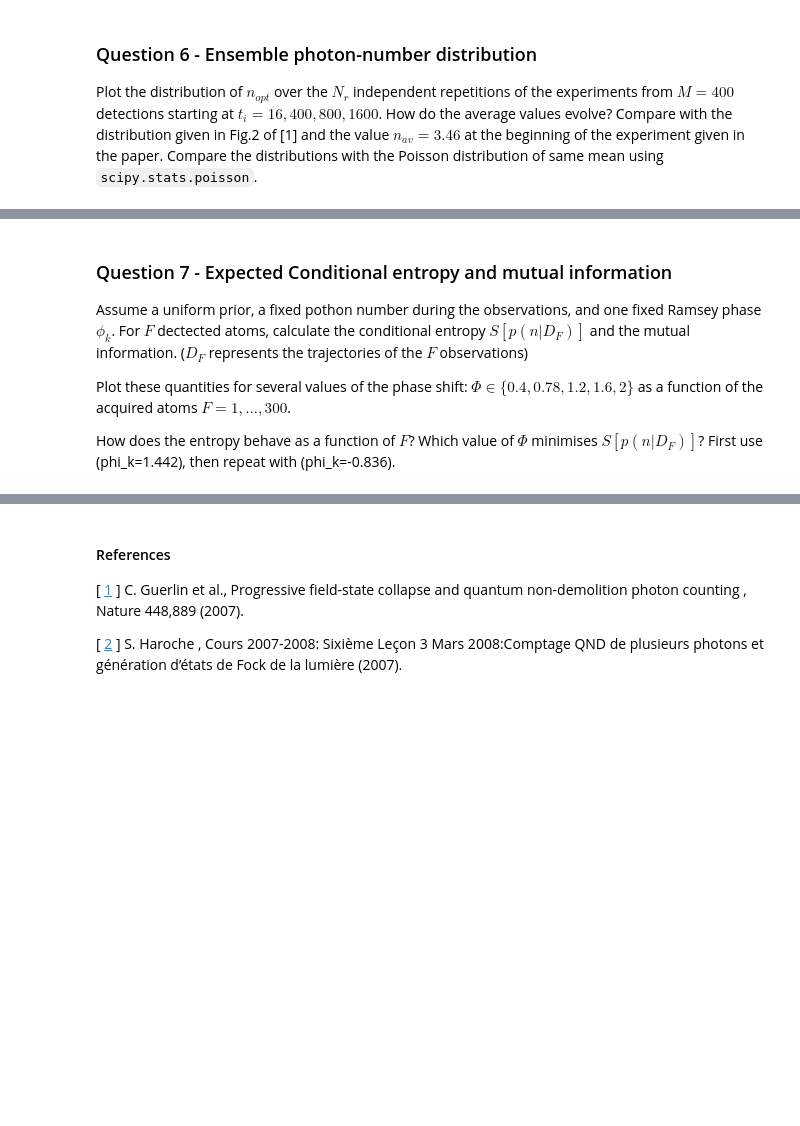
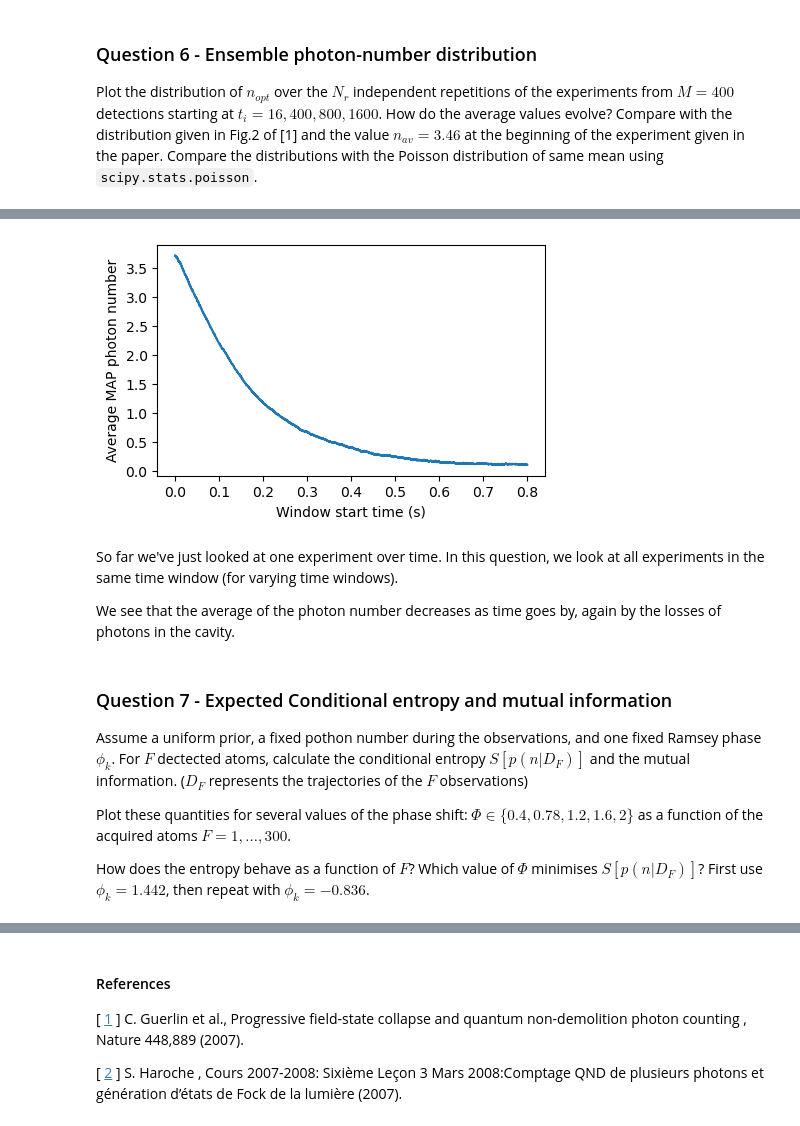
Before and after one commit to Marshhall/Bayesian_QND_Photon_Counting, a Jupyter notebook: QND.ipynb, the cells around one changed output, grey strips where cells are left out. Drawn from its saved outputs; the diff is of its cells as text; code cells hidden in the pictures; blank space fills up the shorter version.

```diff
--- a/QND.ipynb
+++ b/QND.ipynb
@@ -281,3 +353,43 @@ distribution given in Fig.2 of [1] and the value $n_{av} = 3.46$ at the beginnin
+# %%
+n = np.arange(8)
+Nexp, T = G.shape
+tis = np.arange(T - M + 1)
+
+# Detection log-probabilities: shape (8 photon numbers, 4 phases).
+p_g = A - (B / 2) * np.cos(n[:, None] * Phi + phases[None, :])
+log_pg = np.log(p_g)
+log_pe = np.log1p(-p_g)
+
+def contribution(t):
+    """Log-likelihood contribution of bin t for all experiments."""
+    k = t % 4
+    return (G[:, t, None] * log_pg[:, k] + E[:, t, None] * log_pe[:, k])
+
+# First window: shape (Nexp, 8).
+logL = np.zeros((Nexp, 8))
+for t in range(M):
+    logL += contribution(t)
+
+n_map_avg = np.empty(len(tis))
+n_map_avg[0] = np.argmax(logL, axis=1).mean()
+
+# Slide the window forward by one bin.
+for ti in tis[1:]:
+    logL -= contribution(ti - 1)
+    logL += contribution(ti + M - 1)
+    n_map_avg[ti] = np.argmax(logL, axis=1).mean()
+
+plt.figure(figsize=(5,3))
+plt.plot(tis * K2time, n_map_avg)
+plt.xlabel("Window start time (s)")
+plt.ylabel("Average MAP photon number")
+plt.show()
+# %% [output]
+[figure, added]
+# %% [markdown]
+So far we've just looked at one experiment over time. In this question, we look at all experiments in the same time window (for varying time windows).
+
+We see that the average of the photon number decreases as time goes by, again by the losses of photons in the cavity.
 # %% [markdown]
 ### Question 7 - Expected Conditional entropy and mutual information
 
@@ -285,4 +397,4 @@ Assume a uniform prior, a fixed pothon number during the observations, and one f
 
 Plot these quantities for several values of the phase shift: $\Phi \in\{0.4, 0.78, 1.2, 1.6, 2\}$ as a function of the acquired atoms $F=1,...,300$.
 
-How does the entropy behave as a function of $F$? Which value of $\Phi$ minimises $S[p(n|D_F)]$?  First use (phi_k=1.442), then repeat with (phi_k=-0.836).
+How does the entropy behave as a function of $F$? Which value of $\Phi$ minimises $S[p(n|D_F)]$?  First use $\phi_k=1.442$, then repeat with $\phi_k=-0.836$.
```
Also changed, not shown: parts of 11 cells of this notebook.
